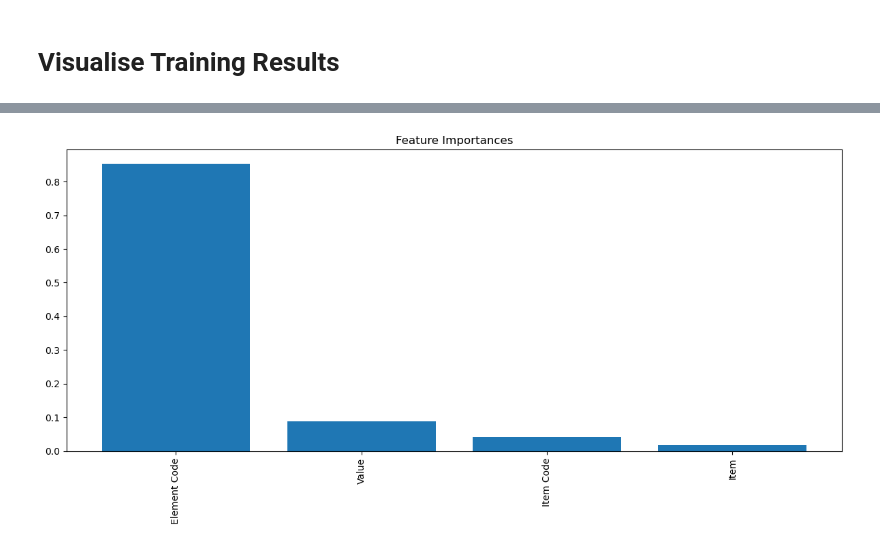
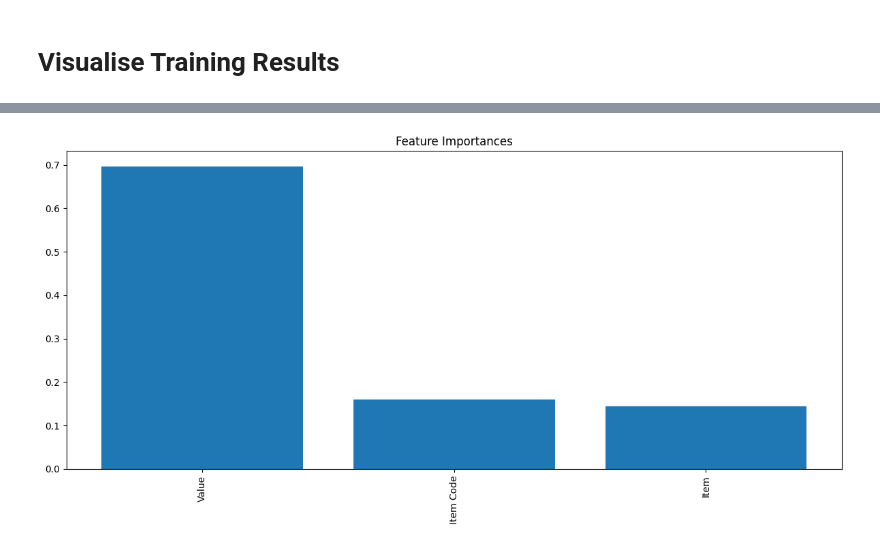
Before and after one commit to novice0/Dsci-Sem-Project, a Jupyter notebook: random_forest_agr.ipynb, the cells around one changed output, grey strips where cells are left out. Drawn from its saved outputs; the diff is of its cells as text; code cells hidden in the pictures.

Commit message:
saved random forest agri model

```diff
--- a/random_forest_agr.ipynb
+++ b/random_forest_agr.ipynb
@@ -17,7 +17,7 @@ df.head()
 | 3 | GT | Emissions totals | 356 | India | 723113 | Emissions (CO2eq) (AR5) | 5064 | Crop Residues | 2019 | ... |
 | 4 | GT | Emissions totals | 356 | India | 724313 | Emissions (CO2eq) from N2O (AR5) | 5064 | Crop Residues | 2020 | ... |
 # %%
-df = df.drop(columns=['Domain Code', 'Domain', 'Area Code (M49)', 'Area', 'Year Code', 'Year', 'Source Code', 'Source', 'Unit', 'Flag', 'Flag Description', 'Note'])
+df = df.drop(columns=['Domain Code', 'Domain', 'Year', 'Area Code (M49)', 'Area', 'Year Code', 'Source Code', 'Source', 'Unit', 'Flag', 'Flag Description', 'Note', 'Element Code'])
 # %%
 df.head()
 # %% [output]
@@ -78,4 +78,14 @@ clf = RandomForestClassifier(n_estimators=100, random_state=42)
 clf.fit(X_train, y_train)
 # %% [output]
 RandomForestClassifier(random_state=42)
+# %%
+import pickle
+
+# Save the model
+with open('models/random_forest_agri.pkl', 'wb') as file:
+  pickle.dump(clf, file)
+
+# Load the model
+with open('models/random_forest_agri.pkl', 'rb') as file:
+  loaded_clf = pickle.load(file)
 # %%
@@ -120,13 +126,13 @@ plt.show()
 # %%
-importances = clf.feature_importances_
+importances = loaded_clf.feature_importances_
 indices = np.argsort(importances)[::-1]
 features = X.columns
 
 plt.figure(figsize=(12, 6))
 plt.title('Feature Importances')
 plt.bar(range(X.shape[1]), importances[indices], align='center')
 plt.xticks(range(X.shape[1]), [features[i] for i in indices], rotation=90)
 plt.tight_layout()
 plt.show()
 # %% [output]
-[figure, old version]
+[figure, new version]
```
Also changed, not shown: parts of 8 cells of this notebook, 5 other files.
